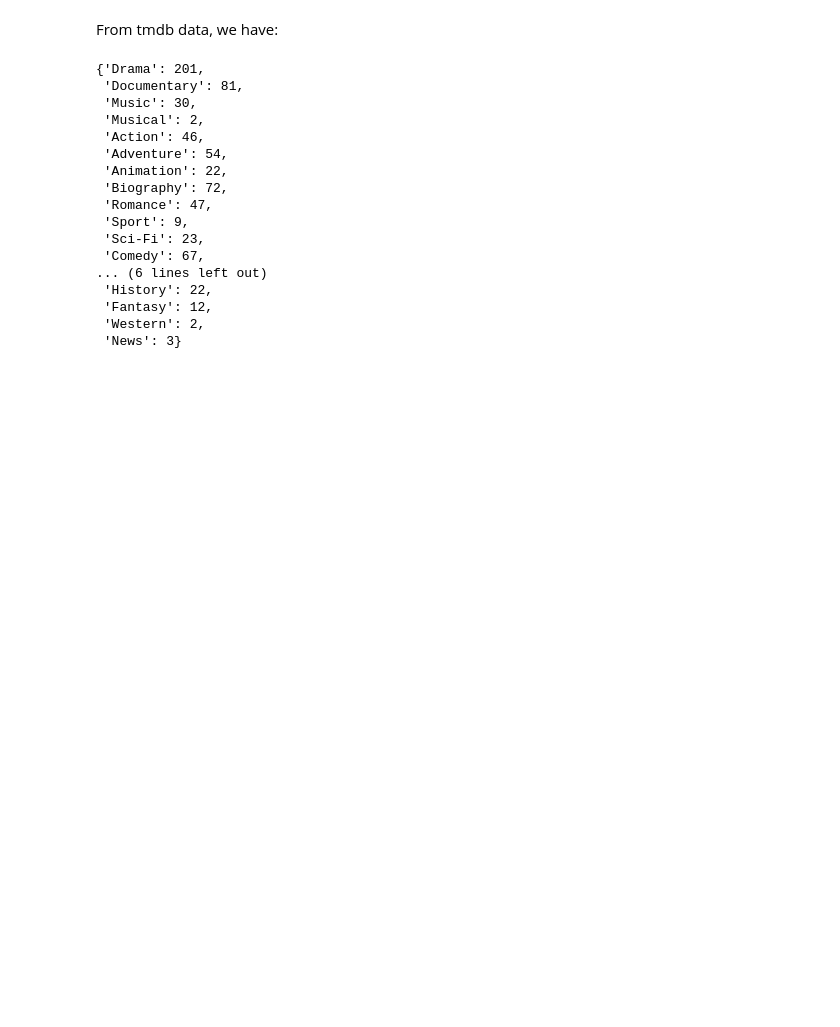
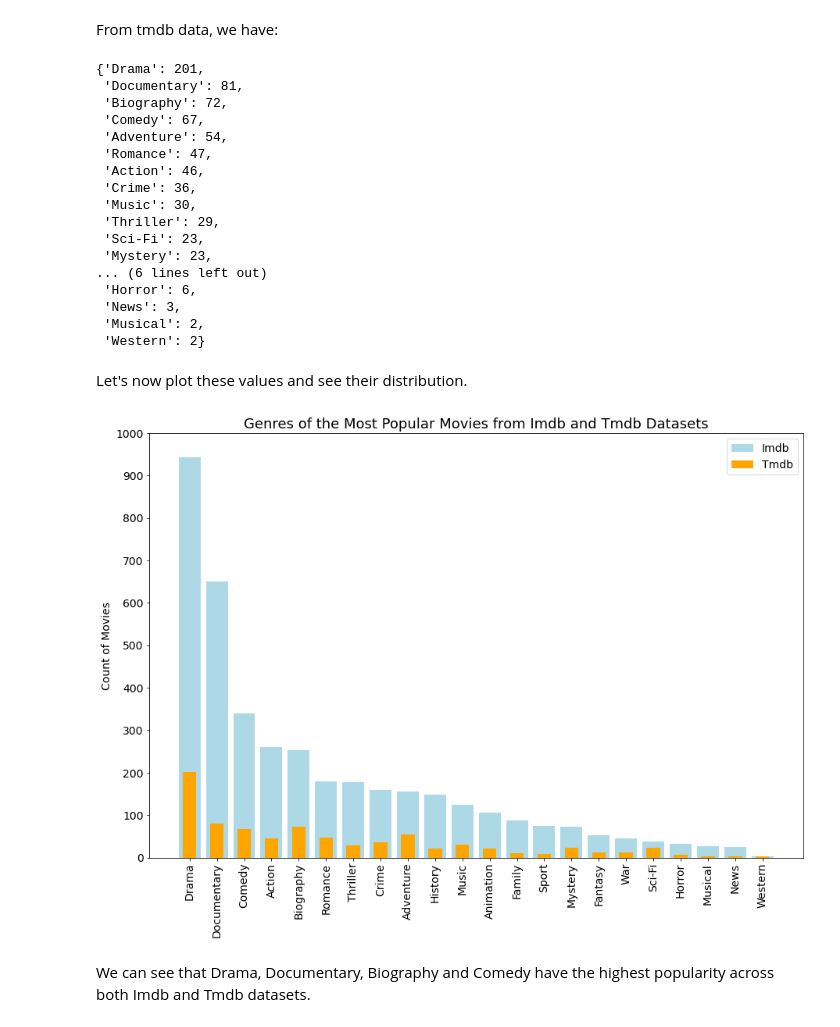
Before and after one commit to Collin9726/box-office-films-analysis, a Jupyter notebook: index.ipynb, the cells around one changed output. Saved outputs shown, nothing was run; the diff lists cells and outputs as text; code cells hidden in the pictures; blank space fills up the shorter version.

Commit message:
Created visualizations for popular genres

```diff
--- a/index.ipynb
+++ b/index.ipynb
@@ -590,6 +590,8 @@ for item in imdb_most_popular_df['genres']:
         else:
             imdb_genre_count_dict[genre] = 1
 
+imdb_genre_count_dict = {
+    k: v for k, v in sorted(imdb_genre_count_dict.items(), key=lambda item: item[1], reverse=True)}
 imdb_genre_count_dict
 # %% [output]
 {'Drama': 943,
@@ -620,22 +622,41 @@ for item in tmdb_most_popular_df['genres']:
         else:
             tmdb_genre_count_dict[genre] = 1
 
+tmdb_genre_count_dict = {
+    k: v for k, v in sorted(tmdb_genre_count_dict.items(), key=lambda item: item[1], reverse=True)}
 tmdb_genre_count_dict
 # %% [output]
 {'Drama': 201,
  'Documentary': 81,
+ 'Biography': 72,
+ 'Comedy': 67,
+ 'Adventure': 54,
+ 'Romance': 47,
+ 'Action': 46,
+ 'Crime': 36,
  'Music': 30,
+ 'Thriller': 29,
+ 'Sci-Fi': 23,
+ 'Mystery': 23,
+... (6 lines left out)
+ 'Horror': 6,
+ 'News': 3,
  'Musical': 2,
- 'Action': 46,
- 'Adventure': 54,
- 'Animation': 22,
- 'Biography': 72,
- 'Romance': 47,
- 'Sport': 9,
- 'Sci-Fi': 23,
- 'Comedy': 67,
-... (6 lines left out)
- 'History': 22,
- 'Fantasy': 12,
- 'Western': 2,
- 'News': 3}
+ 'Western': 2}
+# %% [markdown]
+Let's now plot these values and see their distribution.
+# %%
+genre_count_fig, ax = plt.subplots(figsize=(15, 10))
+width = 0.5
+ax.bar(imdb_genre_count_dict.keys(), imdb_genre_count_dict.values(), label="Imdb", color="lightblue")
+ax.bar(tmdb_genre_count_dict.keys(), tmdb_genre_count_dict.values(), width, label="Tmdb", color="orange")
+ax.tick_params("x", labelrotation=90, labelsize=14)
+ax.tick_params("y", labelsize=14)
+ax.set_yticks(np.linspace(0, 1000, 11))
+ax.set_ylabel("Count of Movies", fontsize=14)
+ax.set_title("Genres of the Most Popular Movies from Imdb and Tmdb Datasets", fontsize=18)
+ax.legend(fontsize=14);
+# %% [output]
+[figure, added]
+# %% [markdown]
+We can see that Drama, Documentary, Biography and Comedy have the highest popularity across both Imdb and Tmdb datasets.
```
Also changed, not shown: parts of 1 cell of this notebook.
